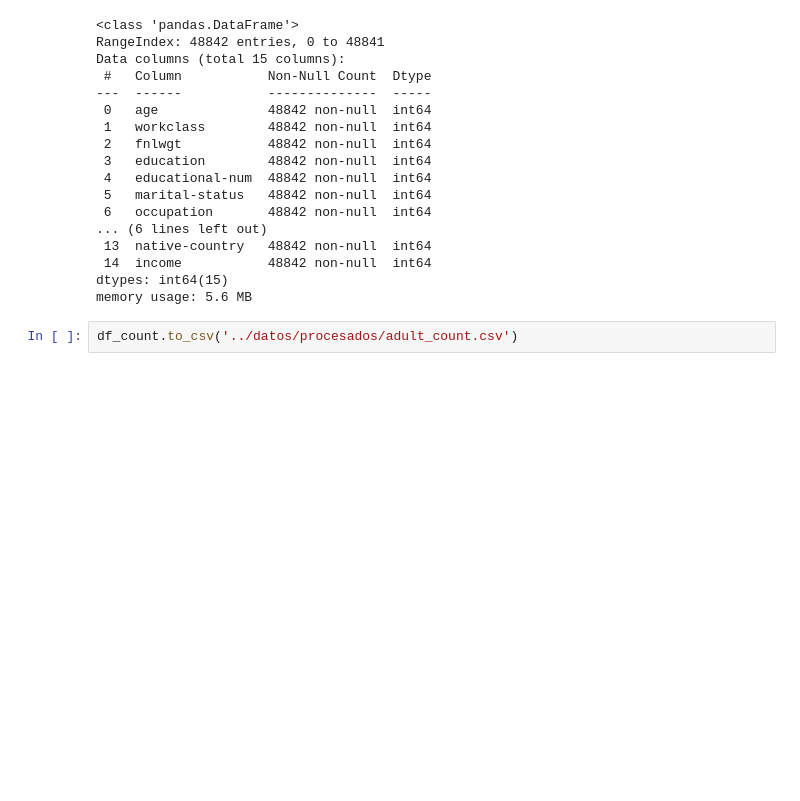
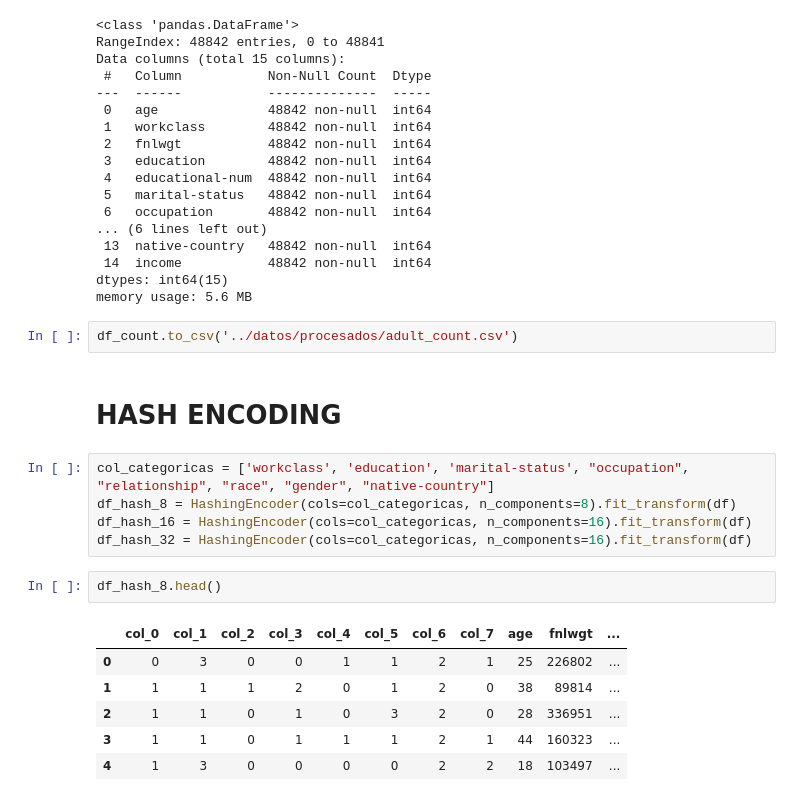
Before and after one commit to francoSerafini/Estudio-de-tecnicas-para-la-conversion-de-datos-categoricos-a-numericos, a Jupyter notebook: notebooks/03-encoding.ipynb, the cells around one changed output. Saved outputs shown, nothing was run; the diff lists cells and outputs as text; blank space fills up the shorter version.

```diff
--- a/notebooks/03-encoding.ipynb
+++ b/notebooks/03-encoding.ipynb
@@ -112,3 +113,19 @@ dtypes: int64(15)
 memory usage: 5.6 MB
 # %%
 df_count.to_csv('../datos/procesados/adult_count.csv')
+# %% [markdown]
+# HASH ENCODING
+# %%
+col_categoricas = ['workclass', 'education', 'marital-status', "occupation", "relationship", "race", "gender", "native-country"]
+df_hash_8 = HashingEncoder(cols=col_categoricas, n_components=8).fit_transform(df)
+df_hash_16 = HashingEncoder(cols=col_categoricas, n_components=16).fit_transform(df)
+df_hash_32 = HashingEncoder(cols=col_categoricas, n_components=16).fit_transform(df)
+# %%
+df_hash_8.head()
+# %% [output]
+|  | col_0 | col_1 | col_2 | col_3 | col_4 | col_5 | col_6 | col_7 | age | fnlwgt | ... |
+| 0 | 0 | 3 | 0 | 0 | 1 | 1 | 2 | 1 | 25 | 226802 | ... |
+| 1 | 1 | 1 | 1 | 2 | 0 | 1 | 2 | 0 | 38 | 89814 | ... |
+| 2 | 1 | 1 | 0 | 1 | 0 | 3 | 2 | 0 | 28 | 336951 | ... |
+| 3 | 1 | 1 | 0 | 1 | 1 | 1 | 2 | 1 | 44 | 160323 | ... |
+| 4 | 1 | 3 | 0 | 0 | 0 | 0 | 2 | 2 | 18 | 103497 | ... |
```
Also changed, not shown: parts of 7 cells of this notebook, 4 other files.
